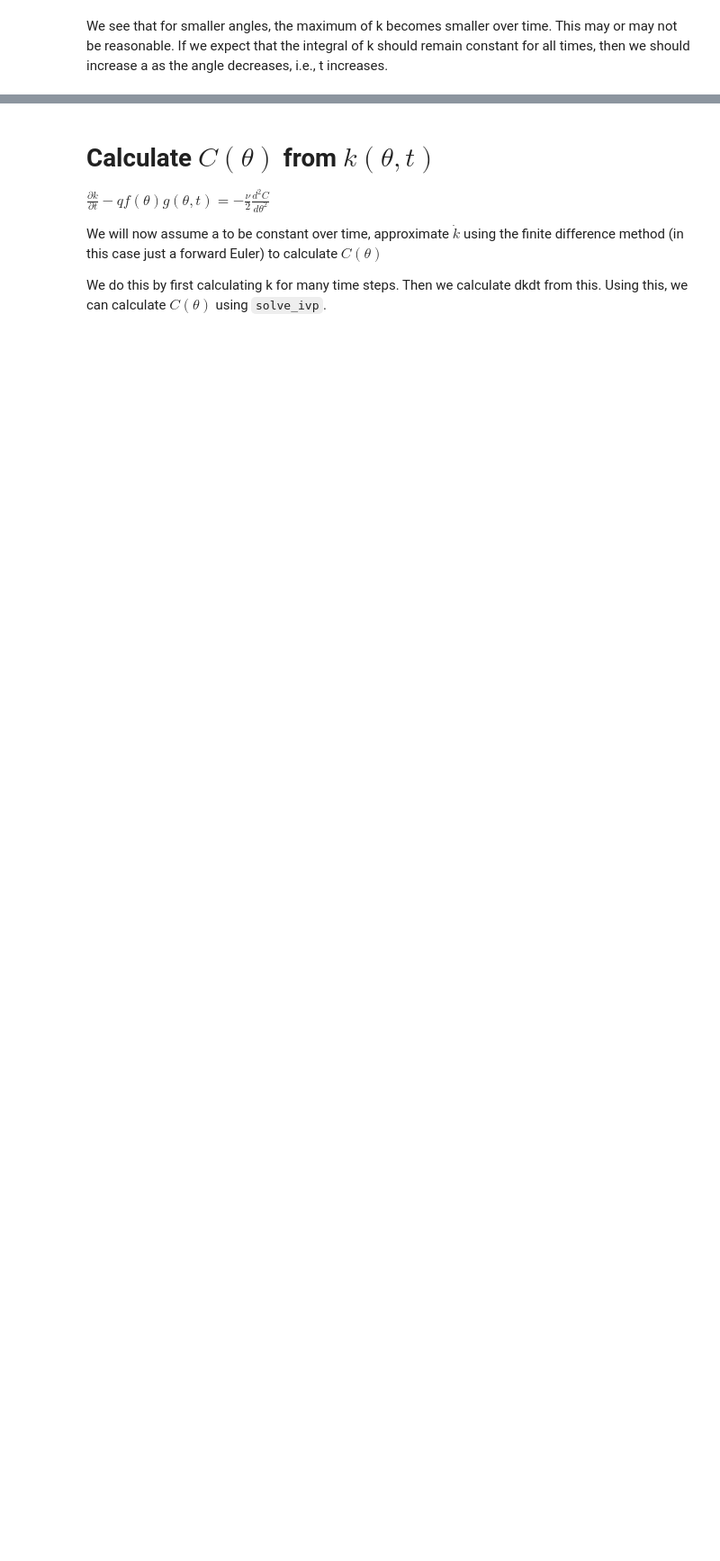
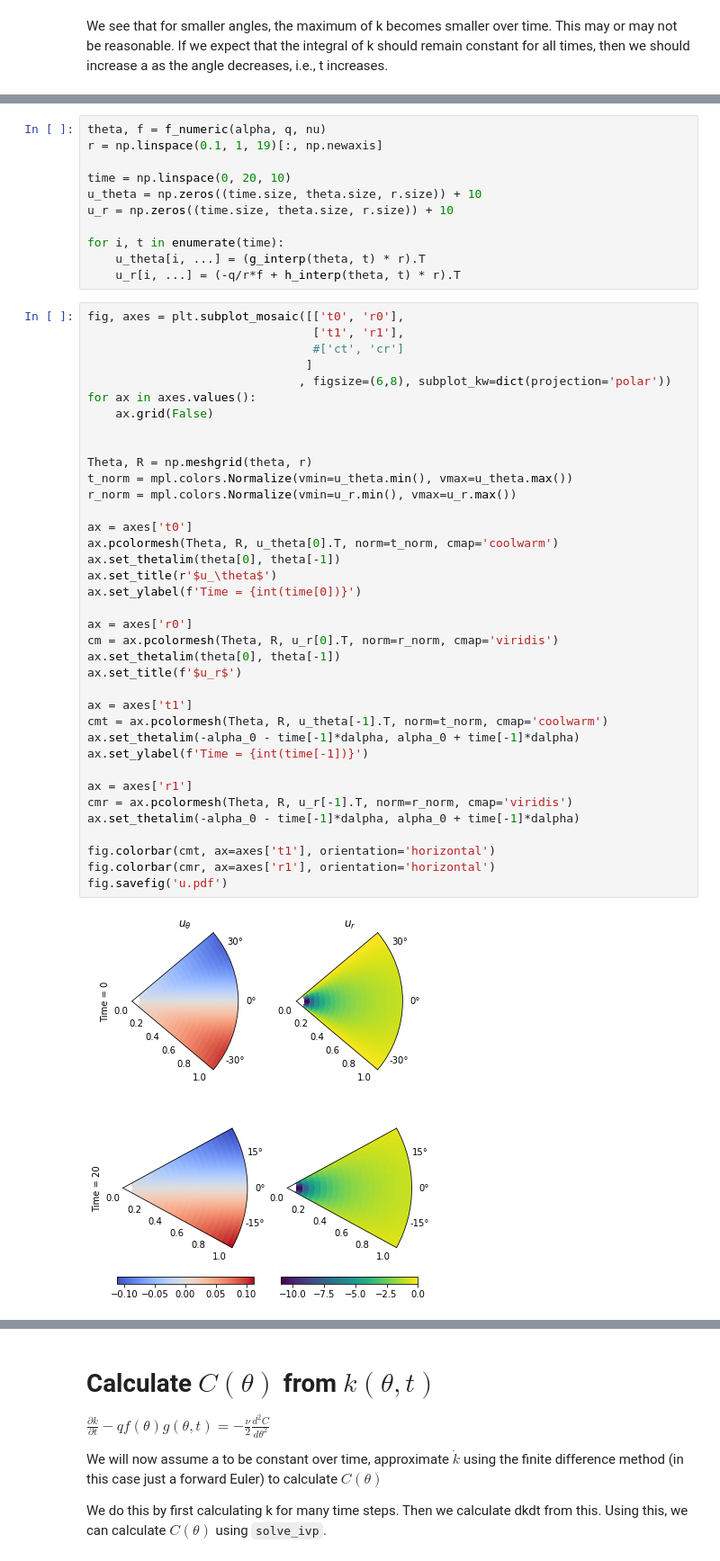
Before and after one commit to Zigolox/bellow-simulation, a Jupyter notebook: Strömmek.ipynb, the cells around one changed output, grey strips where cells are left out. Shown at 90% size. Cells and saved outputs as stored; diff of their text form; blank space fills up the shorter version.

```diff
--- a/Strömmek.ipynb
+++ b/Strömmek.ipynb
@@ -108,0 +185,50 @@ We see that for smaller angles, the maximum of k becomes smaller over time. This
+# %%
+theta, f = f_numeric(alpha, q, nu)
+r = np.linspace(0.1, 1, 19)[:, np.newaxis]
+
+time = np.linspace(0, 20, 10)
+u_theta = np.zeros((time.size, theta.size, r.size)) + 10
+u_r = np.zeros((time.size, theta.size, r.size)) + 10
+
+for i, t in enumerate(time):
+    u_theta[i, ...] = (g_interp(theta, t) * r).T
+    u_r[i, ...] = (-q/r*f + h_interp(theta, t) * r).T
+# %%
+fig, axes = plt.subplot_mosaic([['t0', 'r0'],
+                                ['t1', 'r1'],
+                                #['ct', 'cr']
+                               ]
+                              , figsize=(6,8), subplot_kw=dict(projection='polar'))
+for ax in axes.values():
+    ax.grid(False)
+
+
+Theta, R = np.meshgrid(theta, r)
+t_norm = mpl.colors.Normalize(vmin=u_theta.min(), vmax=u_theta.max())
+r_norm = mpl.colors.Normalize(vmin=u_r.min(), vmax=u_r.max())
+
+ax = axes['t0']
+ax.pcolormesh(Theta, R, u_theta[0].T, norm=t_norm, cmap='coolwarm')
+ax.set_thetalim(theta[0], theta[-1])
+ax.set_title(r'$u_\theta$')
+ax.set_ylabel(f'Time = {int(time[0])}')
+
+ax = axes['r0']
+cm = ax.pcolormesh(Theta, R, u_r[0].T, norm=r_norm, cmap='viridis')
+ax.set_thetalim(theta[0], theta[-1])
+ax.set_title(f'$u_r$')
+
+ax = axes['t1']
+cmt = ax.pcolormesh(Theta, R, u_theta[-1].T, norm=t_norm, cmap='coolwarm')
+ax.set_thetalim(-alpha_0 - time[-1]*dalpha, alpha_0 + time[-1]*dalpha)
+ax.set_ylabel(f'Time = {int(time[-1])}')
+
+ax = axes['r1']
+cmr = ax.pcolormesh(Theta, R, u_r[-1].T, norm=r_norm, cmap='viridis')
+ax.set_thetalim(-alpha_0 - time[-1]*dalpha, alpha_0 + time[-1]*dalpha)
+
+fig.colorbar(cmt, ax=axes['t1'], orientation='horizontal')
+fig.colorbar(cmr, ax=axes['r1'], orientation='horizontal')
+fig.savefig('u.pdf')
+# %% [output]
+[figure, added]
```
Also changed, not shown: parts of 11 cells of this notebook, 1 other file.
